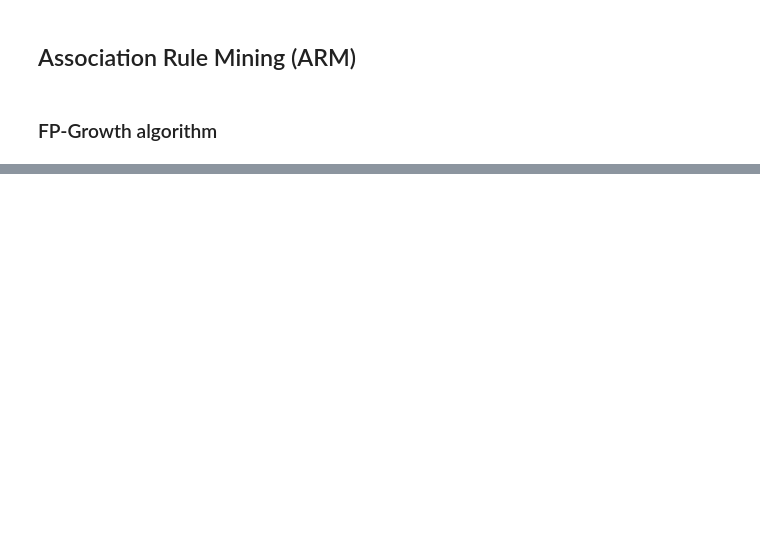
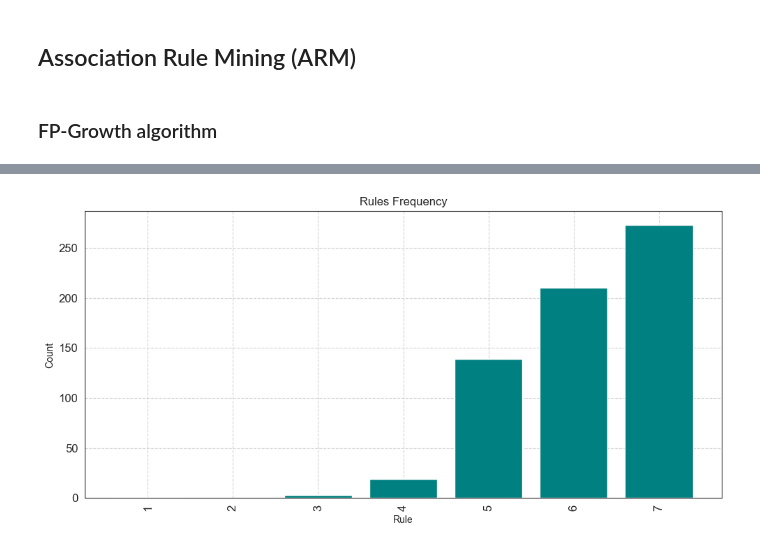
Before and after one commit to aminshannan121/Data_Mining_Project, a Jupyter notebook: Project.ipynb, the cells around one changed output, grey strips where cells are left out. Saved outputs shown, nothing was run; the diff lists cells and outputs as text; code cells hidden in the pictures; blank space fills up the shorter version.

```diff
--- a/Project.ipynb
+++ b/Project.ipynb
@@ -1026,0 +987,16 @@ plt.show()
+# %%
+rule_count =df_result['rule'].value_counts()
+# Figure size
+plt.figure(figsize = (10,5))
+plt.bar(rule_count.index, rule_count.values, color = 'teal')
+
+plt.xlabel('Rule')
+plt.ylabel('Count')
+plt.title('Rules Frequency')
+plt.xticks(rotation=90)
+layout()
+
+# Display plot
+plt.show()
+# %% [output]
+[figure, added]
```
Also changed, not shown: parts of 34 cells of this notebook.
